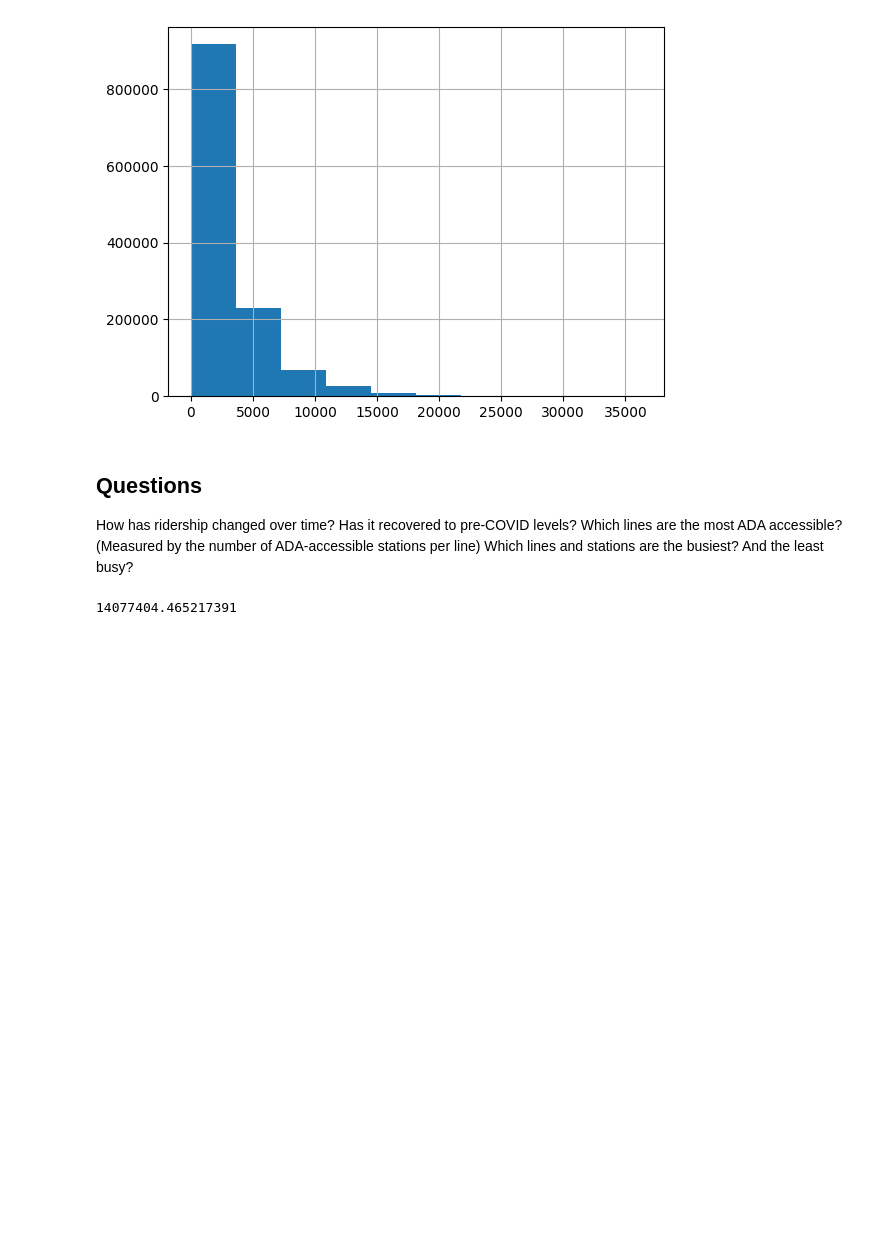
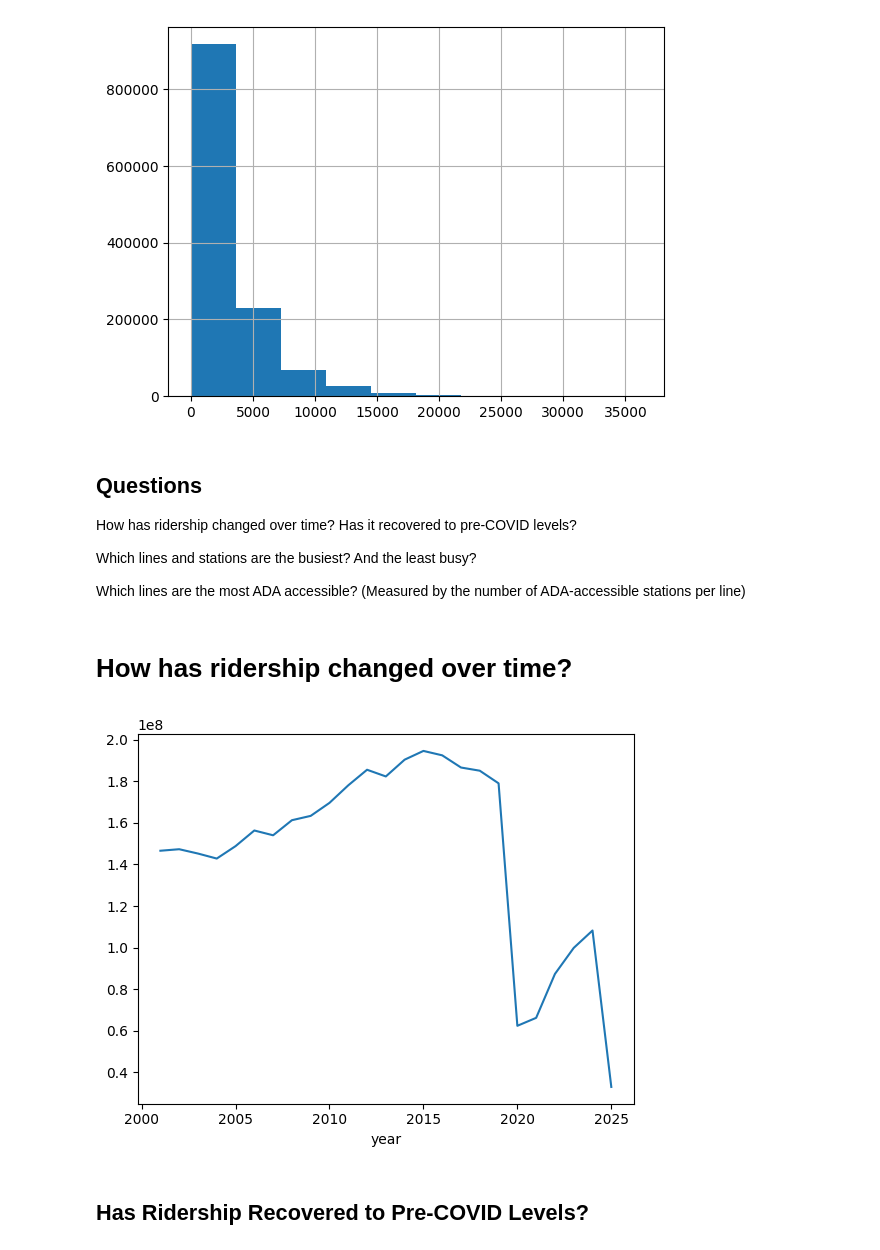
Before and after one commit to ckucewicz/cta_ridership_analysis, a Jupyter notebook: Ridership Analysis.ipynb, the cells around one changed output. Saved outputs shown, nothing was run; the diff lists cells and outputs as text; code cells hidden in the pictures; blank space fills up the shorter version.

Commit message:
Updated data analysis

```diff
--- a/Ridership Analysis.ipynb
+++ b/Ridership Analysis.ipynb
@@ -43,8 +45,12 @@ ridership_data['rides'].hist();
 # %% [markdown]
 ## Questions
 How has ridership changed over time? Has it recovered to pre-COVID levels?
+
+Which lines and stations are the busiest? And the least busy?
+
 Which lines are the most ADA accessible? (Measured by the number of ADA-accessible stations per line)
-Which lines and stations are the busiest? And the least busy?
+# %% [markdown]
+# How has ridership changed over time?
 # %%
 # how has ridership changed over time?
 # ridership averages by month pre-COVID vs ridership averages by month Post-COVID
@@ -60,6 +66,14 @@ Which lines and stations are the busiest? And the least busy?
 # Extract year and month from ride_date
 ridership_data['year'] = ridership_data['ride_date'].dt.year
 ridership_data['month'] = ridership_data['ride_date'].dt.month
+# %%
+yearly_ridership = ridership_data.groupby('year')['rides'].sum().astype(int)
+# %%
+yearly_ridership.plot.line();
+# %% [output]
+[figure, added]
+# %% [markdown]
+## Has Ridership Recovered to Pre-COVID Levels?
 # %%
 # creates slices of ridership_data representing pre- and post-covid
 pre_covid = ridership_data[
@@ -71,16 +85,3 @@ post_covid = ridership_data[
     (ridership_data['year'] > 2023) |
     ((ridership_data['year'] == 2023) & (ridership_data['month'] > 5))
 ]
-# %%
-# group by year and month, then aggregate total monthly rides
-pre_covid_monthly = (
-    pre_covid
-    .groupby(pre_covid['ride_date'].dt.to_period('M'))['rides']
-    .sum()
-    .reset_index()
-    .rename(columns = {'ride_date': 'month', 'rides': 'total_rides'})
-)
-
-pre_covid_monthly['total_rides'].mean()
-# %% [output]
-14077404.465217391
```
Also changed, not shown: parts of 12 cells of this notebook.
